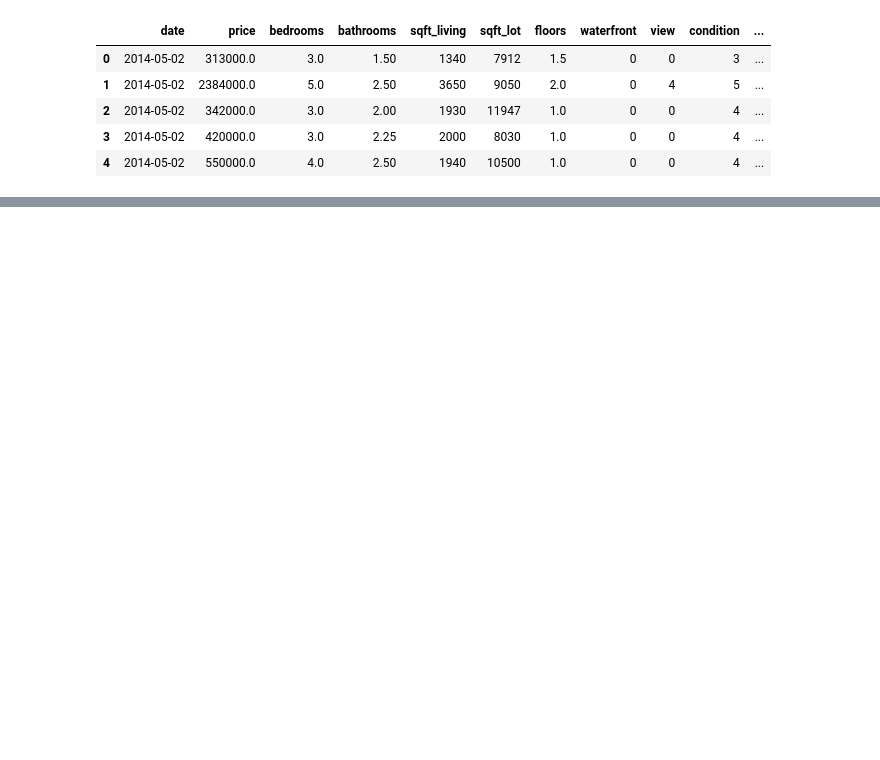
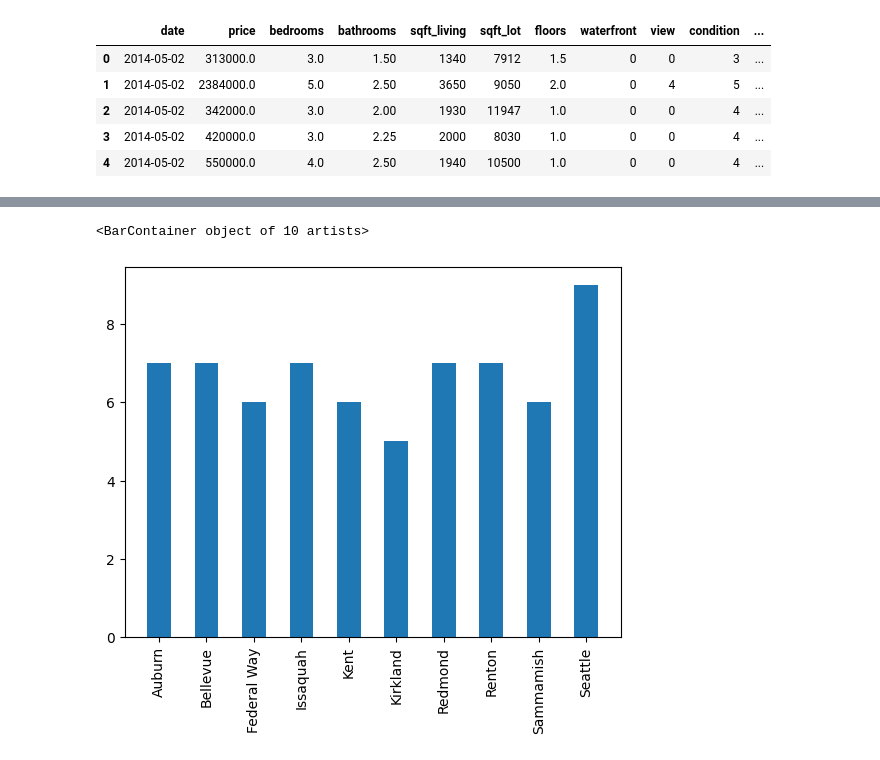
Before and after one commit to Placidus-Ali/Stutern, a Jupyter notebook: model7_lesson4/graph.ipynb, the cells around one changed output, grey strips where cells are left out. Cells and saved outputs as stored; diff of their text form; code cells hidden in the pictures; blank space fills up the shorter version.

```diff
--- a/model7_lesson4/graph.ipynb
+++ b/model7_lesson4/graph.ipynb
@@ -140,0 +120,3 @@ plt.plot(price_sum['date'], price_sum['price']
+# %%
+max_bedroom = top_10_cities.groupby('city').bedrooms.max().reset_index()
+max_bedroom
@@ -140,0 +135,8 @@ plt.plot(price_sum['date'], price_sum['price']
+# %%
+x = np.arange(len(max_bedroom['city']))
+y = max_bedroom['bedrooms']
+plt.xticks(x, average_house_prices['city'], rotation='vertical')
+plt.bar(x,y, width=0.5)
+# %% [output]
+<BarContainer object of 10 artists>
+[figure, added]
```
Also changed, not shown: parts of 9 cells of this notebook, 1 other file.
